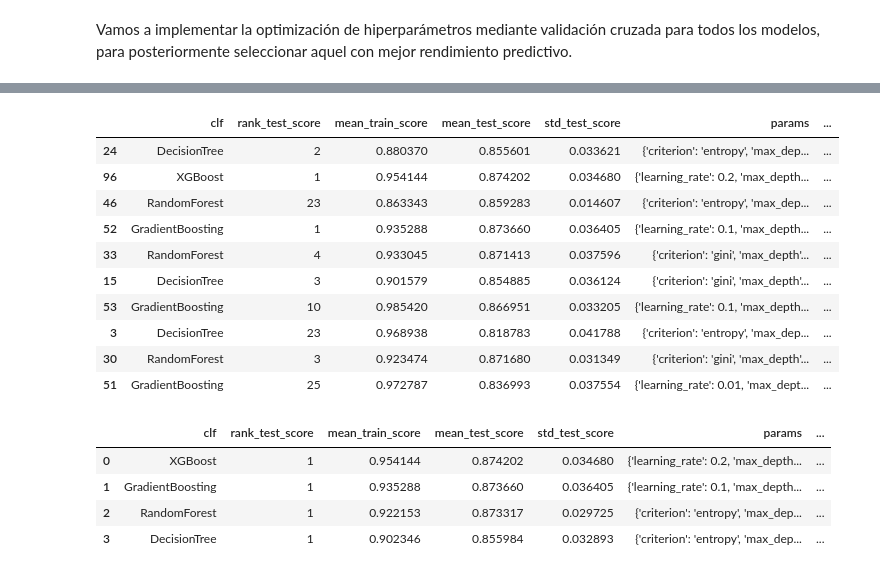
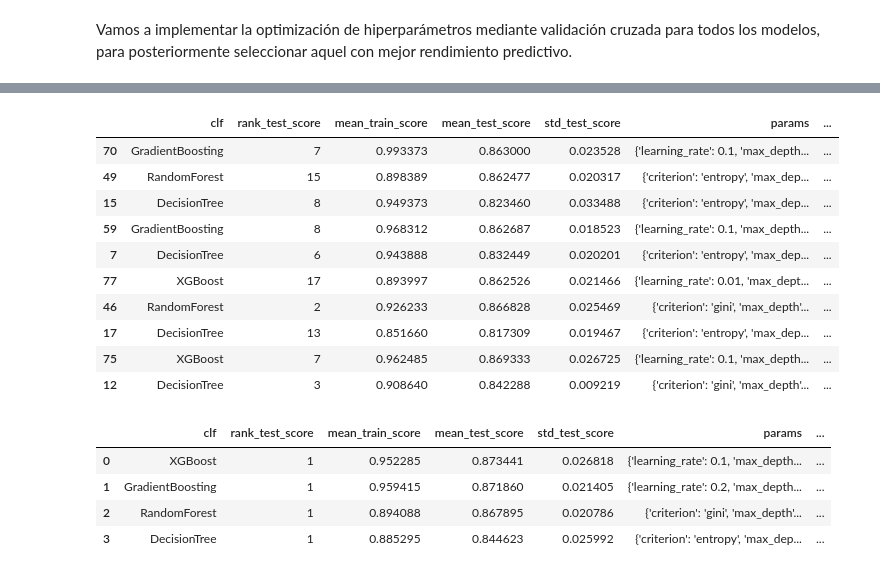
Before and after one commit to alitermat/data_science, a Jupyter notebook: teoria/ml_clasificacion/titanic2.ipynb, the cells around one changed output, grey strips where cells are left out. Drawn from its saved outputs; the diff is of its cells as text; code cells hidden in the pictures.

```diff
--- a/teoria/ml_clasificacion/titanic2.ipynb
+++ b/teoria/ml_clasificacion/titanic2.ipynb
@@ -759,6 +731,7 @@ classifiers = {
 # vamos optimizando cada uno de los modelos y guardando los resultados
 # en un pd.DataFrame
 random_search_output = list()
+best_estimators = {}
 for clf_name, clf_info in classifiers.items():
     print(clf_name)
     clf_random_search = RandomizedSearchCV(
@@ -768,13 +741,17 @@ for clf_name, clf_info in classifiers.items():
         cv = 5,
         scoring = "roc_auc",
         return_train_score = True,
+        refit = True,
         n_jobs = -1,
-        verbose = 1
+        verbose = 3
     )
-    clf_random_search.fit(X, y)
+    clf_random_search.fit(X_train, y_train)
+    # Resultados del Random Search
     df_output = pd.DataFrame(clf_random_search.cv_results_)
     df_output['clf'] = clf_name
     random_search_output.append(df_output)
+    # Modelo re-entrenado con los hiperparámetros óptimos
+    best_estimators[clf_name] = clf_random_search.best_estimator_
 # %% [output]
 DecisionTree
 Fitting 5 folds for each of 25 candidates, totalling 125 fits
@@ -808,31 +772,32 @@ df_results = df_results[
 df_results.sample(10)
 # %% [output]
 |  | clf | rank_test_score | mean_train_score | mean_test_score | std_test_score | params | ... |
-| 24 | DecisionTree | 2 | 0.880370 | 0.855601 | 0.033621 | {'criterion': 'entropy', 'max_dep... | ... |
-| 96 | XGBoost | 1 | 0.954144 | 0.874202 | 0.034680 | {'learning_rate': 0.2, 'max_depth... | ... |
-| 46 | RandomForest | 23 | 0.863343 | 0.859283 | 0.014607 | {'criterion': 'entropy', 'max_dep... | ... |
-| 52 | GradientBoosting | 1 | 0.935288 | 0.873660 | 0.036405 | {'learning_rate': 0.1, 'max_depth... | ... |
-| 33 | RandomForest | 4 | 0.933045 | 0.871413 | 0.037596 | {'criterion': 'gini', 'max_depth'... | ... |
-| 15 | DecisionTree | 3 | 0.901579 | 0.854885 | 0.036124 | {'criterion': 'gini', 'max_depth'... | ... |
-| 53 | GradientBoosting | 10 | 0.985420 | 0.866951 | 0.033205 | {'learning_rate': 0.1, 'max_depth... | ... |
-| 3 | DecisionTree | 23 | 0.968938 | 0.818783 | 0.041788 | {'criterion': 'entropy', 'max_dep... | ... |
-| 30 | RandomForest | 3 | 0.923474 | 0.871680 | 0.031349 | {'criterion': 'gini', 'max_depth'... | ... |
-| 51 | GradientBoosting | 25 | 0.972787 | 0.836993 | 0.037554 | {'learning_rate': 0.01, 'max_dept... | ... |
+| 70 | GradientBoosting | 7 | 0.993373 | 0.863000 | 0.023528 | {'learning_rate': 0.1, 'max_depth... | ... |
+| 49 | RandomForest | 15 | 0.898389 | 0.862477 | 0.020317 | {'criterion': 'entropy', 'max_dep... | ... |
+| 15 | DecisionTree | 8 | 0.949373 | 0.823460 | 0.033488 | {'criterion': 'entropy', 'max_dep... | ... |
+| 59 | GradientBoosting | 8 | 0.968312 | 0.862687 | 0.018523 | {'learning_rate': 0.1, 'max_depth... | ... |
+| 7 | DecisionTree | 6 | 0.943888 | 0.832449 | 0.020201 | {'criterion': 'entropy', 'max_dep... | ... |
+| 77 | XGBoost | 17 | 0.893997 | 0.862526 | 0.021466 | {'learning_rate': 0.01, 'max_dept... | ... |
+| 46 | RandomForest | 2 | 0.926233 | 0.866828 | 0.025469 | {'criterion': 'gini', 'max_depth'... | ... |
+| 17 | DecisionTree | 13 | 0.851660 | 0.817309 | 0.019467 | {'criterion': 'entropy', 'max_dep... | ... |
+| 75 | XGBoost | 7 | 0.962485 | 0.869333 | 0.026725 | {'learning_rate': 0.1, 'max_depth... | ... |
+| 12 | DecisionTree | 3 | 0.908640 | 0.842288 | 0.009219 | {'criterion': 'gini', 'max_depth'... | ... |
 # %%
 # Nos quedamos con el mejor modelo de cada tipo
 df_best = (
     df_results
     .query('rank_test_score == 1')
+    .drop_duplicates(['clf', 'rank_test_score'])
     .sort_values('mean_test_score', ascending = False)
     .reset_index(drop = True)
 )
 df_best
 # %% [output]
 |  | clf | rank_test_score | mean_train_score | mean_test_score | std_test_score | params | ... |
-| 0 | XGBoost | 1 | 0.954144 | 0.874202 | 0.034680 | {'learning_rate': 0.2, 'max_depth... | ... |
-| 1 | GradientBoosting | 1 | 0.935288 | 0.873660 | 0.036405 | {'learning_rate': 0.1, 'max_depth... | ... |
-| 2 | RandomForest | 1 | 0.922153 | 0.873317 | 0.029725 | {'criterion': 'entropy', 'max_dep... | ... |
-| 3 | DecisionTree | 1 | 0.902346 | 0.855984 | 0.032893 | {'criterion': 'entropy', 'max_dep... | ... |
+| 0 | XGBoost | 1 | 0.952285 | 0.873441 | 0.026818 | {'learning_rate': 0.1, 'max_depth... | ... |
+| 1 | GradientBoosting | 1 | 0.959415 | 0.871860 | 0.021405 | {'learning_rate': 0.2, 'max_depth... | ... |
+| 2 | RandomForest | 1 | 0.894088 | 0.867895 | 0.020786 | {'criterion': 'gini', 'max_depth'... | ... |
+| 3 | DecisionTree | 1 | 0.885295 | 0.844623 | 0.025992 | {'criterion': 'entropy', 'max_dep... | ... |
 # %%
 # Boxplot de los scores en test del mejor modelo de cada tipo
 df_best.index = df_best['clf']
```
Also changed, not shown: parts of 38 cells of this notebook.
